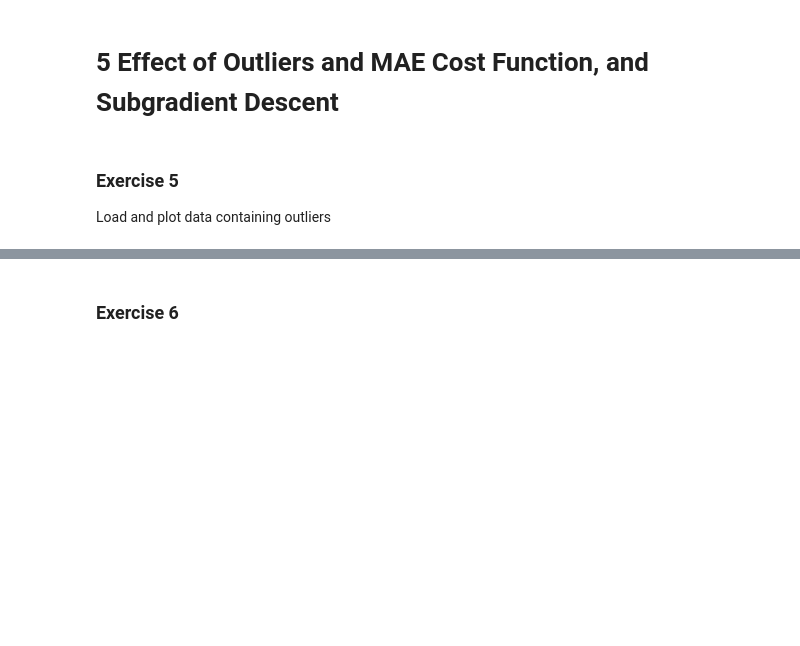
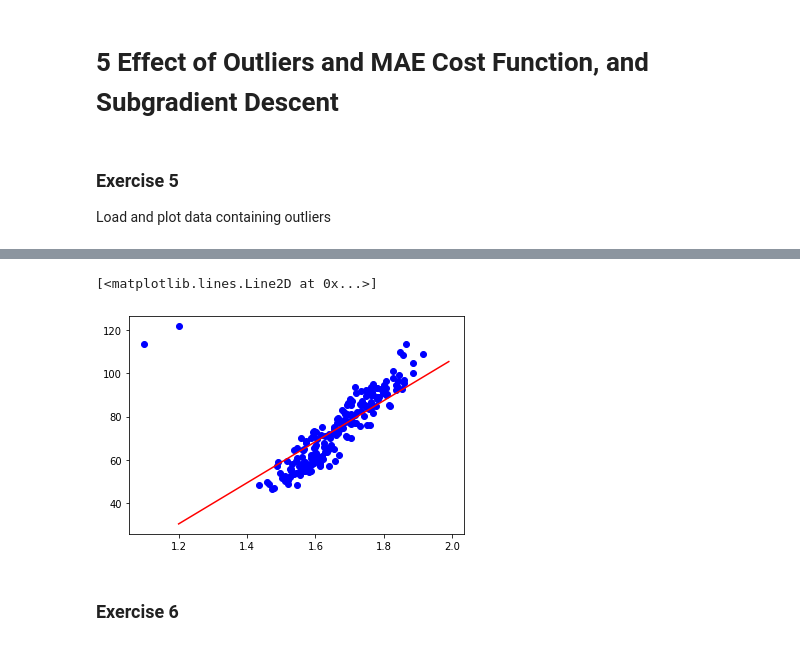
Before and after one commit to refik/ML_course, a Jupyter notebook: labs/ex02/template/ex02.ipynb, the cells around one changed output, grey strips where cells are left out. Saved outputs shown, nothing was run; the diff lists cells and outputs as text; code cells hidden in the pictures; blank space fills up the shorter version.

```diff
--- a/labs/ex02/template/ex02.ipynb
+++ b/labs/ex02/template/ex02.ipynb
@@ -292,0 +325,13 @@ Load and plot data containing outliers
+# %%
+height, weight, gender = load_data(sub_sample=True, add_outlier=True)
+x, mean_x, std_x = standardize(height)
+y, tx = build_model_data(x, weight)
+max_iters = 50
+gamma = 1
+gradient_losses, gradient_ws = gradient_descent(y, tx, w_initial, max_iters, gamma)
+w0, w1 = gradient_ws[-1]
+pred_x, pred_y = prediction(w0, w1, mean_x, std_x)
+fig, ax = plt.subplots()
+ax.plot(height, weight, 'bo')
+ax.plot(pred_x, pred_y, 'r-')
+# %% [output]
@@ -293,3 +355,5 @@ Load and plot data containing outliers
+[<matplotlib.lines.Line2D at 0x...>]
+[figure, added]
 # %% [markdown]
 ### Exercise 6
 # %% [markdown]
```
Also changed, not shown: parts of 7 cells of this notebook, 1 other file.
